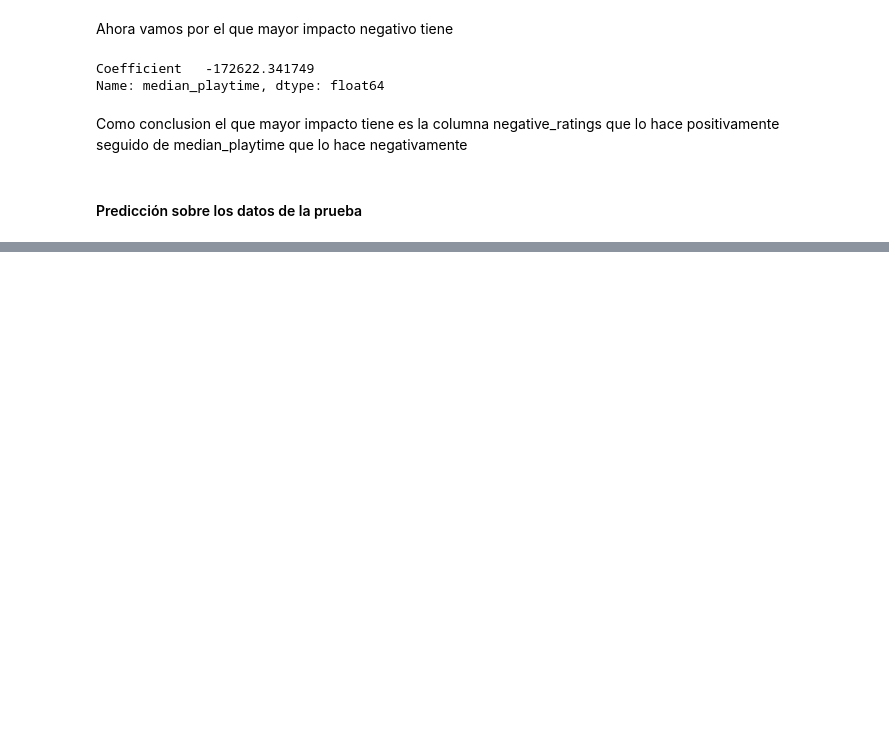
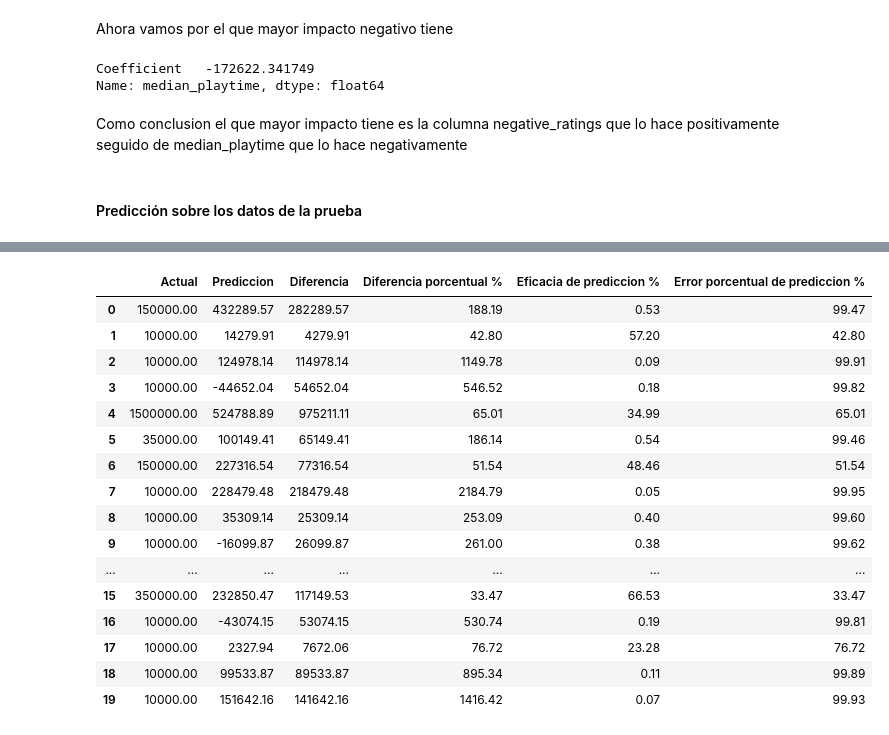
Before and after one commit to Lorenzomar4/ParadigmasDeProgramacionUnsam-tps, a Jupyter notebook: Tp1.ipynb, the cells around one changed output, grey strips where cells are left out. Cells and saved outputs as stored; diff of their text form; code cells hidden in the pictures; blank space fills up the shorter version.

```diff
--- a/Tp1.ipynb
+++ b/Tp1.ipynb
@@ -624,0 +643,34 @@ Revisemos la diferencia entre el valor real y el valor previsto.
+# %%
+y_test = np.ravel(y_test) ##EVITA ERRORES.
+pd.set_option('display.float_format', lambda x: '{:.2f}'.format(x)) ##PARA EVITAR LA NOTACION CIENTIFICA
+dff = pd.DataFrame({'Actual': y_test, 'Prediccion':y_pred})
+
+
+diferencia = abs(dff['Prediccion']-dff['Actual'])
+diferenciaPorcentual=abs(((dff['Prediccion']*100)/(dff['Actual']))-100)
+eficaciaDePrediccion = np.where(diferenciaPorcentual <= 100 , 100-diferenciaPorcentual , 100/diferenciaPorcentual)
+errorDePrediccion = 100-eficaciaDePrediccion
+
+dff = pd.DataFrame({'Actual': y_test, 'Prediccion':y_pred,"Diferencia": diferencia,"Diferencia porcentual %":diferenciaPorcentual,"Eficacia de prediccion %":eficaciaDePrediccion,"Error porcentual  de prediccion %":errorDePrediccion})
+
+
+df1 = dff.head(20)
+df1
+# %% [output]
+|  | Actual | Prediccion | Diferencia | Diferencia porcentual % | Eficacia de prediccion % | Error porcentual de prediccion % |
+| 0 | 150000.00 | 432289.57 | 282289.57 | 188.19 | 0.53 | 99.47 |
+| 1 | 10000.00 | 14279.91 | 4279.91 | 42.80 | 57.20 | 42.80 |
+| 2 | 10000.00 | 124978.14 | 114978.14 | 1149.78 | 0.09 | 99.91 |
+| 3 | 10000.00 | -44652.04 | 54652.04 | 546.52 | 0.18 | 99.82 |
+| 4 | 1500000.00 | 524788.89 | 975211.11 | 65.01 | 34.99 | 65.01 |
+| 5 | 35000.00 | 100149.41 | 65149.41 | 186.14 | 0.54 | 99.46 |
+| 6 | 150000.00 | 227316.54 | 77316.54 | 51.54 | 48.46 | 51.54 |
+| 7 | 10000.00 | 228479.48 | 218479.48 | 2184.79 | 0.05 | 99.95 |
+| 8 | 10000.00 | 35309.14 | 25309.14 | 253.09 | 0.40 | 99.60 |
+| 9 | 10000.00 | -16099.87 | 26099.87 | 261.00 | 0.38 | 99.62 |
+| ... | ... | ... | ... | ... | ... | ... |
+| 15 | 350000.00 | 232850.47 | 117149.53 | 33.47 | 66.53 | 33.47 |
+| 16 | 10000.00 | -43074.15 | 53074.15 | 530.74 | 0.19 | 99.81 |
+| 17 | 10000.00 | 2327.94 | 7672.06 | 76.72 | 23.28 | 76.72 |
+| 18 | 10000.00 | 99533.87 | 89533.87 | 895.34 | 0.11 | 99.89 |
+| 19 | 10000.00 | 151642.16 | 141642.16 | 1416.42 | 0.07 | 99.93 |
```
Also changed, not shown: parts of 12 cells of this notebook.
